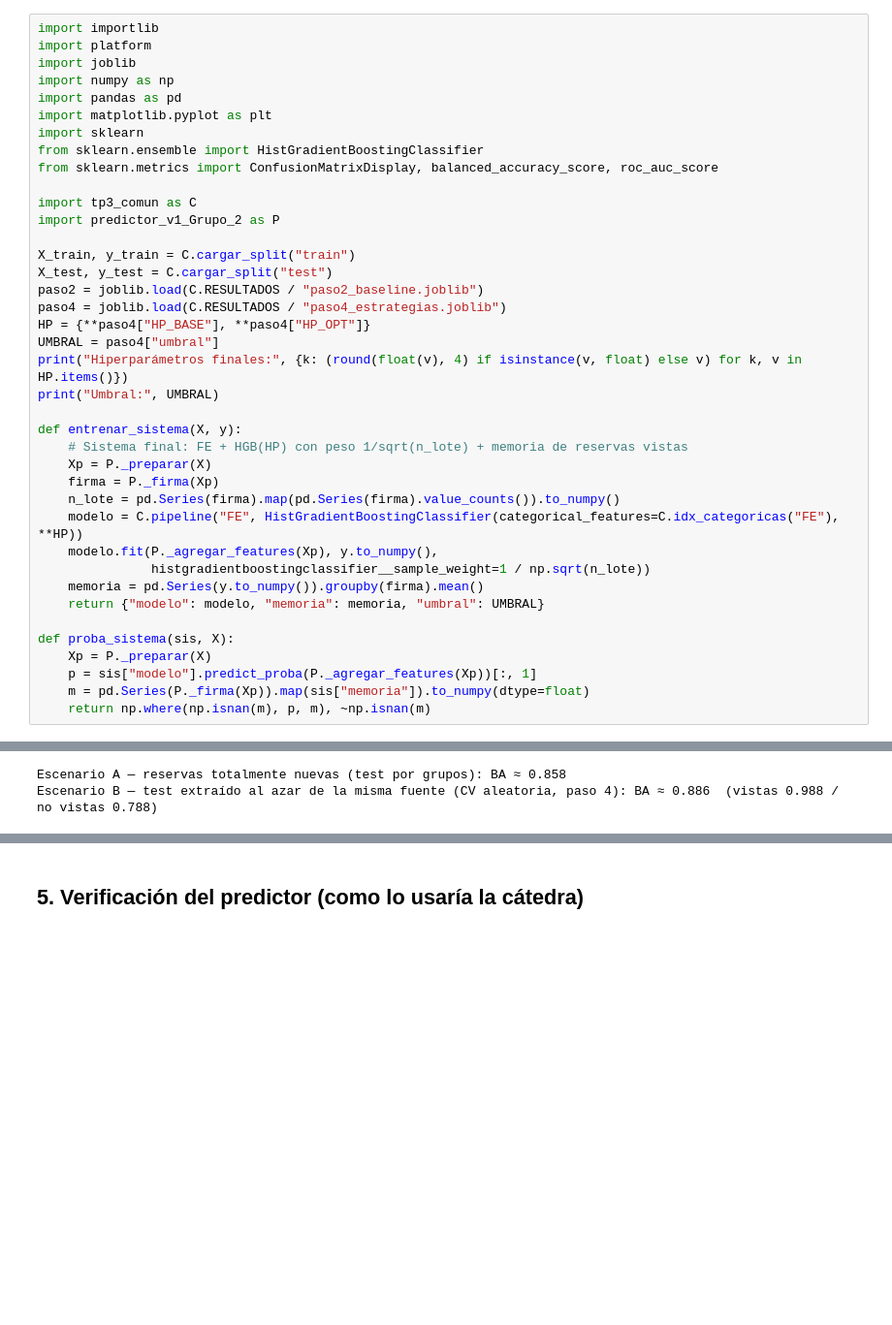
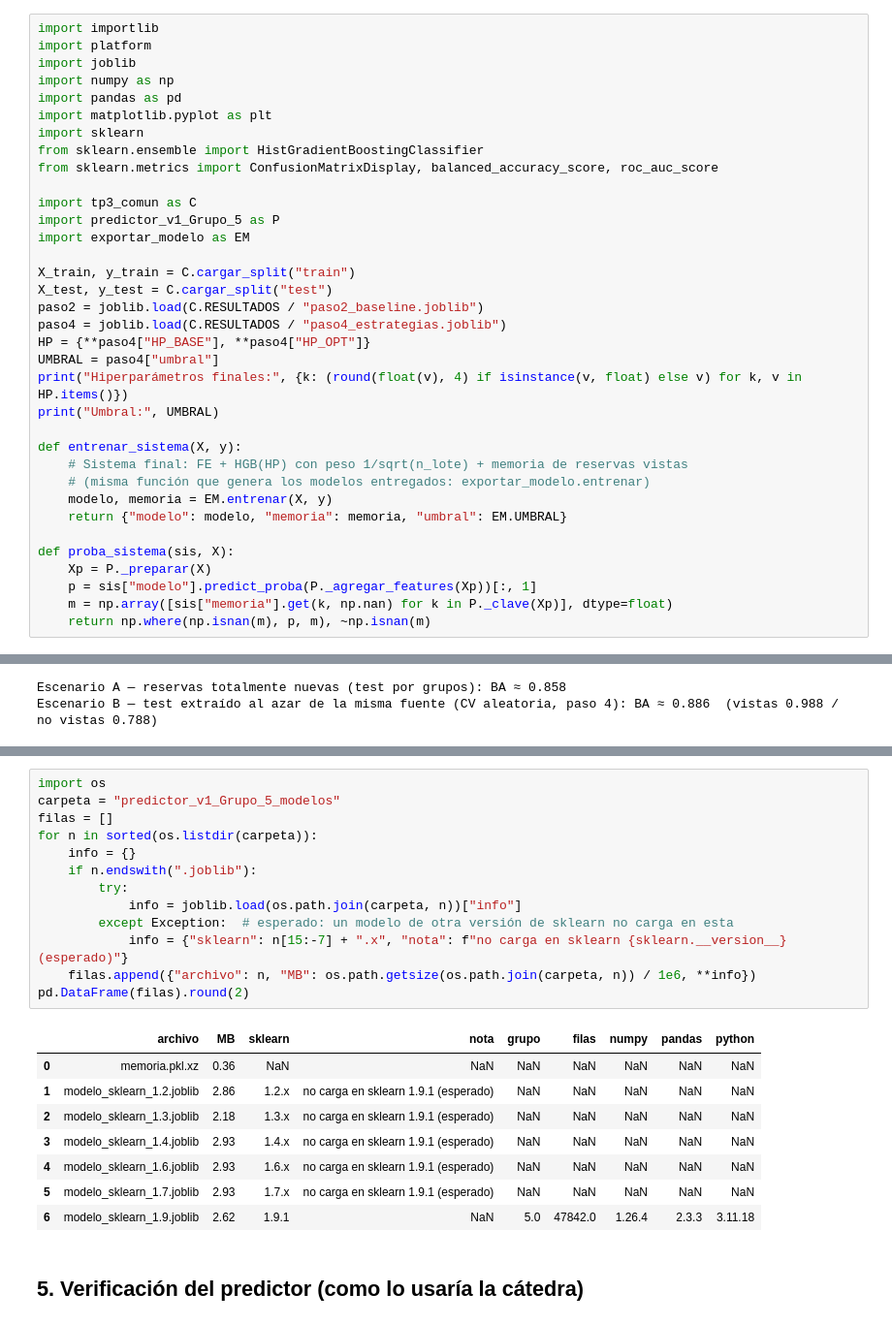
Before and after one commit to memiux3/TP3-Optimizacion-ML, a Jupyter notebook: 05_Modelo_Final.ipynb, the cells around one changed output, grey strips where cells are left out. Shown at 97% size. Saved outputs shown, nothing was run; the diff lists cells and outputs as text; blank space fills up the shorter version.

```diff
--- a/05_Modelo_Final.ipynb
+++ b/05_Modelo_Final.ipynb
@@ -19,7 +19,8 @@ from sklearn.ensemble import HistGradientBoostingClassifier
 from sklearn.metrics import ConfusionMatrixDisplay, balanced_accuracy_score, roc_auc_score
 
 import tp3_comun as C
-import predictor_v1_Grupo_2 as P
+import predictor_v1_Grupo_5 as P
+import exportar_modelo as EM
 
 X_train, y_train = C.cargar_split("train")
 X_test, y_test = C.cargar_split("test")
@@ -32,19 +33,14 @@ print("Umbral:", UMBRAL)
 
 def entrenar_sistema(X, y):
     # Sistema final: FE + HGB(HP) con peso 1/sqrt(n_lote) + memoria de reservas vistas
-    Xp = P._preparar(X)
-    firma = P._firma(Xp)
-    n_lote = pd.Series(firma).map(pd.Series(firma).value_counts()).to_numpy()
-    modelo = C.pipeline("FE", HistGradientBoostingClassifier(categorical_features=C.idx_categoricas("FE"), **HP))
-    modelo.fit(P._agregar_features(Xp), y.to_numpy(),
-               histgradientboostingclassifier__sample_weight=1 / np.sqrt(n_lote))
-    memoria = pd.Series(y.to_numpy()).groupby(firma).mean()
-    return {"modelo": modelo, "memoria": memoria, "umbral": UMBRAL}
+    # (misma función que genera los modelos entregados: exportar_modelo.entrenar)
+    modelo, memoria = EM.entrenar(X, y)
+    return {"modelo": modelo, "memoria": memoria, "umbral": EM.UMBRAL}
 
 def proba_sistema(sis, X):
     Xp = P._preparar(X)
     p = sis["modelo"].predict_proba(P._agregar_features(Xp))[:, 1]
-    m = pd.Series(P._firma(Xp)).map(sis["memoria"]).to_numpy(dtype=float)
+    m = np.array([sis["memoria"].get(k, np.nan) for k in P._clave(Xp)], dtype=float)
     return np.where(np.isnan(m), p, m), ~np.isnan(m)
 # %% [output]
 Hiperparámetros finales: {'class_weight': 'balanced', 'learning_rate': 0.0206, 'max_iter': 643, 'max_leaf_nodes': 159, 'random_state': 42, 'l2_regularization': 0.0046, 'max_features': 0.5, 'min_sample ...
@@ -253,3 +241,25 @@ predictor_v1_Grupo_2.joblib: 3.5 MB
+# %%
+import os
+carpeta = "predictor_v1_Grupo_5_modelos"
+filas = []
+for n in sorted(os.listdir(carpeta)):
+    info = {}
+    if n.endswith(".joblib"):
+        try:
+            info = joblib.load(os.path.join(carpeta, n))["info"]
+        except Exception:  # esperado: un modelo de otra versión de sklearn no carga en esta
+            info = {"sklearn": n[15:-7] + ".x", "nota": f"no carga en sklearn {sklearn.__version__} (esperado)"}
+    filas.append({"archivo": n, "MB": os.path.getsize(os.path.join(carpeta, n)) / 1e6, **info})
+pd.DataFrame(filas).round(2)
+# %% [output]
+|  | archivo | MB | sklearn | nota | grupo | filas | numpy | pandas | python |
+| 0 | memoria.pkl.xz | 0.36 | NaN | NaN | NaN | NaN | NaN | NaN | NaN |
+| 1 | modelo_sklearn_1.2.joblib | 2.86 | 1.2.x | no carga en sklearn 1.9.1 (esperado) | NaN | NaN | NaN | NaN | NaN |
+| 2 | modelo_sklearn_1.3.joblib | 2.18 | 1.3.x | no carga en sklearn 1.9.1 (esperado) | NaN | NaN | NaN | NaN | NaN |
+| 3 | modelo_sklearn_1.4.joblib | 2.93 | 1.4.x | no carga en sklearn 1.9.1 (esperado) | NaN | NaN | NaN | NaN | NaN |
+| 4 | modelo_sklearn_1.6.joblib | 2.93 | 1.6.x | no carga en sklearn 1.9.1 (esperado) | NaN | NaN | NaN | NaN | NaN |
+| 5 | modelo_sklearn_1.7.joblib | 2.93 | 1.7.x | no carga en sklearn 1.9.1 (esperado) | NaN | NaN | NaN | NaN | NaN |
+| 6 | modelo_sklearn_1.9.joblib | 2.62 | 1.9.1 | NaN | 5.0 | 47842.0 | 1.26.4 | 2.3.3 | 3.11.18 |
 # %% [markdown]
 ## 5. Verificación del predictor (como lo usaría la cátedra)
 # %%
```
Also changed, not shown: parts of 6 cells of this notebook, 14 other files.
